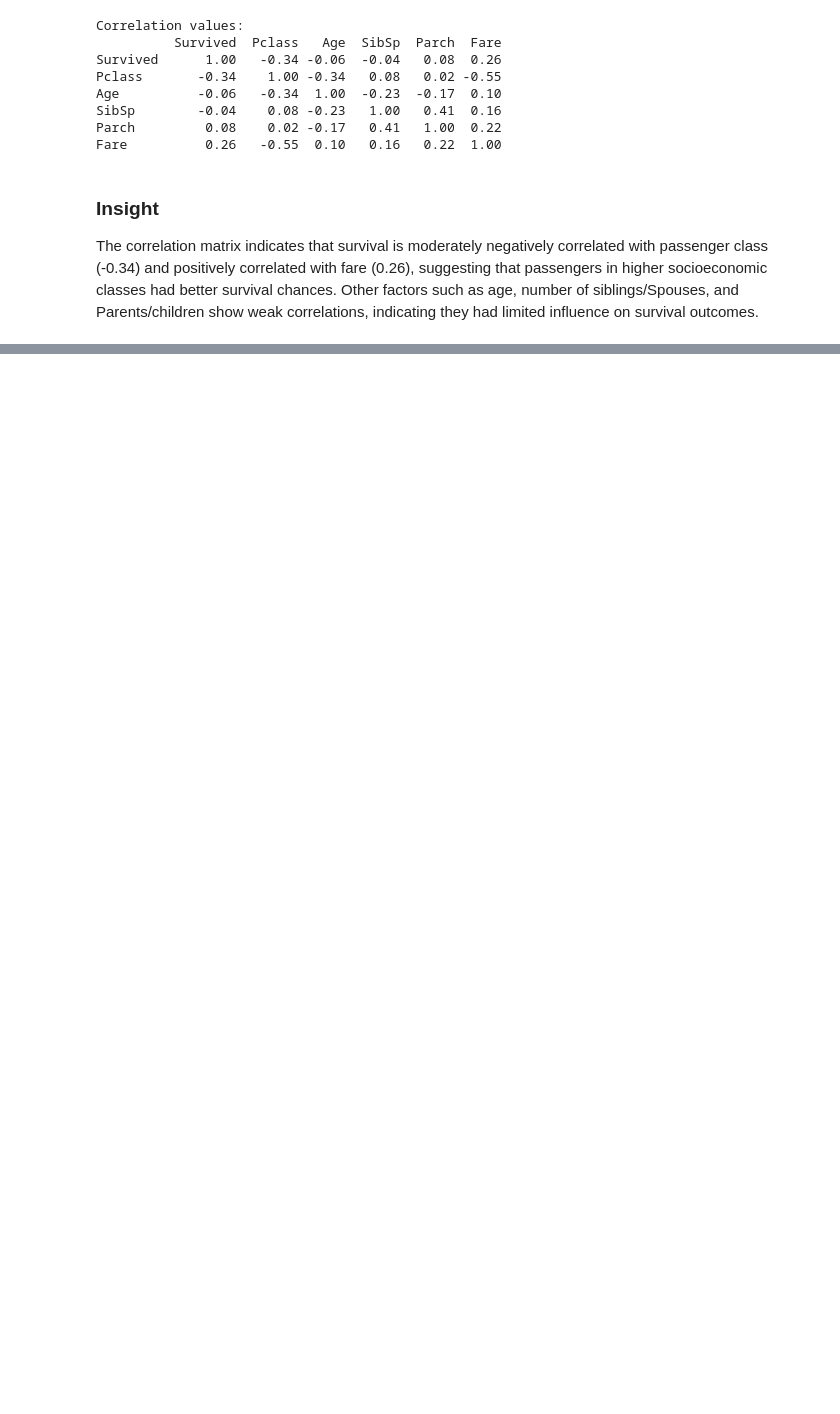
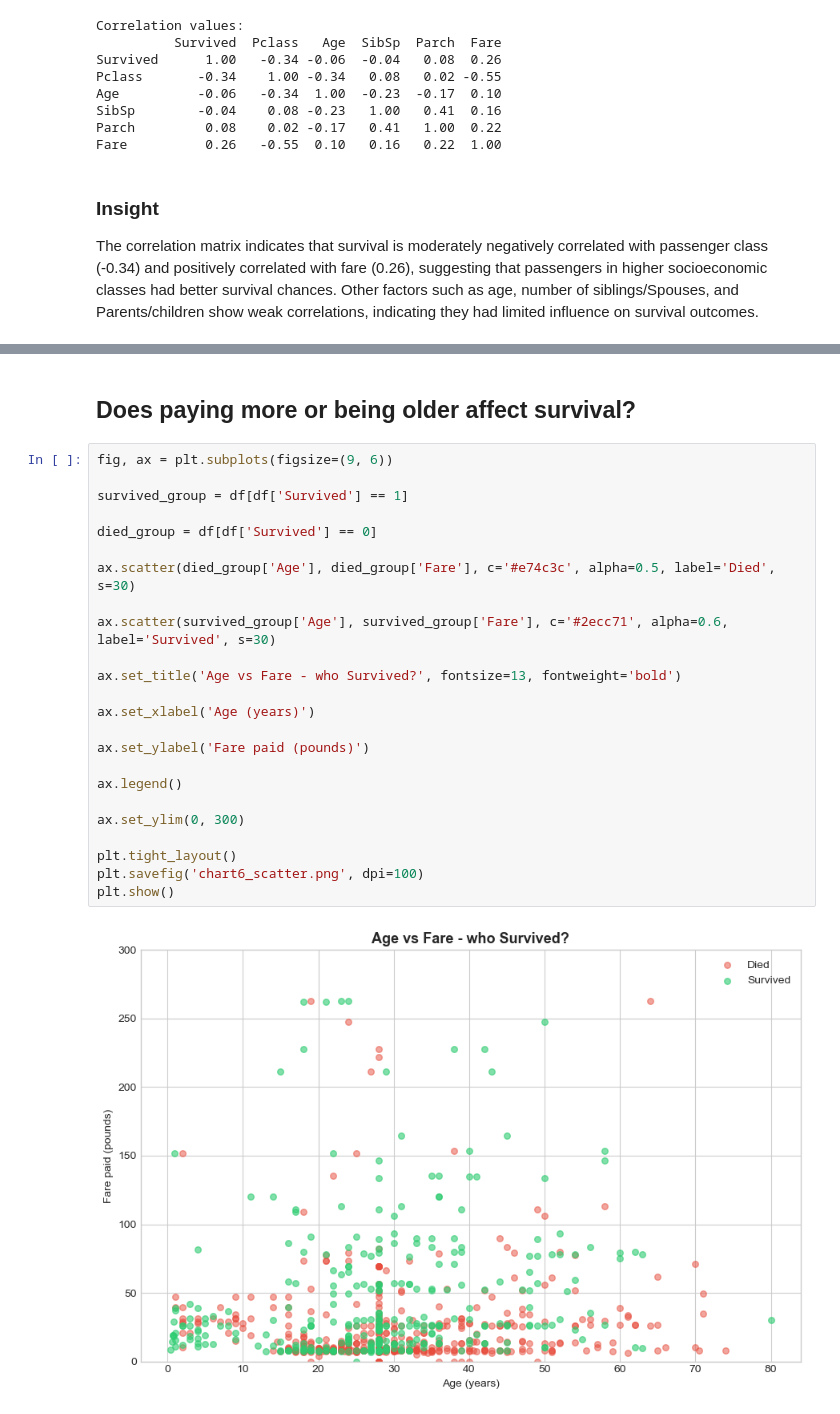
Before and after one commit to Milan2468gmail/data-science-journey, a Jupyter notebook: Day07_Visualisation.ipynb, the cells around one changed output, grey strips where cells are left out. Saved outputs shown, nothing was run; the diff lists cells and outputs as text; blank space fills up the shorter version.

```diff
--- a/Day07_Visualisation.ipynb
+++ b/Day07_Visualisation.ipynb
@@ -159,0 +196,28 @@ The correlation matrix indicates that survival is moderately negatively correlat
+# %% [markdown]
+## Does paying more or being older affect survival?
+# %%
+fig, ax = plt.subplots(figsize=(9, 6))
+
+survived_group = df[df['Survived'] == 1]
+
+died_group = df[df['Survived'] == 0]
+
+ax.scatter(died_group['Age'], died_group['Fare'], c='#e74c3c', alpha=0.5, label='Died', s=30)
+
+ax.scatter(survived_group['Age'], survived_group['Fare'], c='#2ecc71', alpha=0.6, label='Survived', s=30)
+
+ax.set_title('Age vs Fare - who Survived?', fontsize=13, fontweight='bold')
+
+ax.set_xlabel('Age (years)')
+
+ax.set_ylabel('Fare paid (pounds)')
+
+ax.legend()
+
+ax.set_ylim(0, 300)
+
+plt.tight_layout()
+plt.savefig('chart6_scatter.png', dpi=100)
+plt.show()
+# %% [output]
+[figure, added]
```
Also changed, not shown: parts of 8 cells of this notebook, 3 other files.
